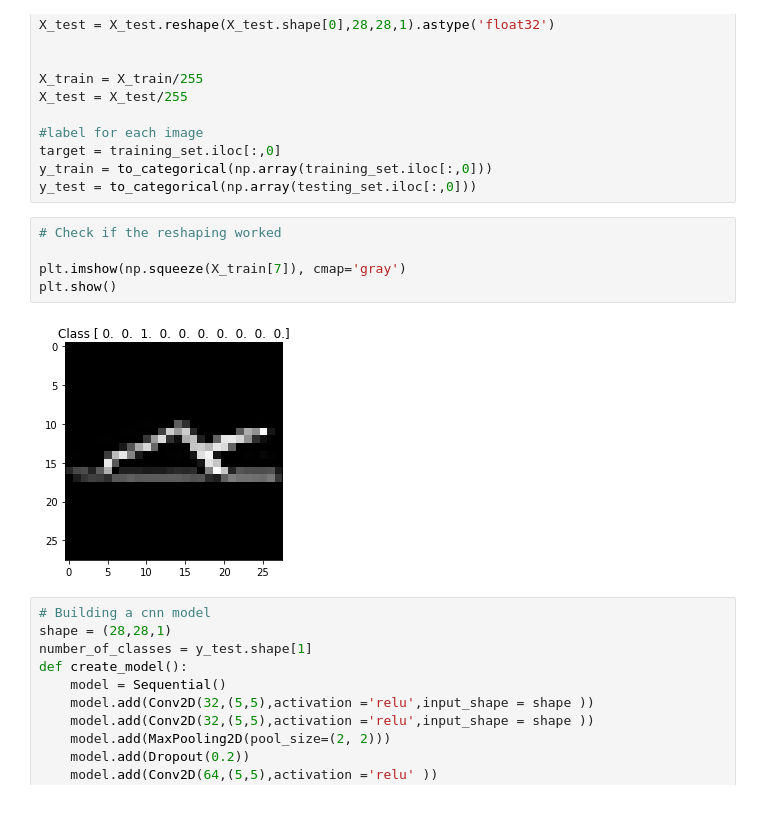
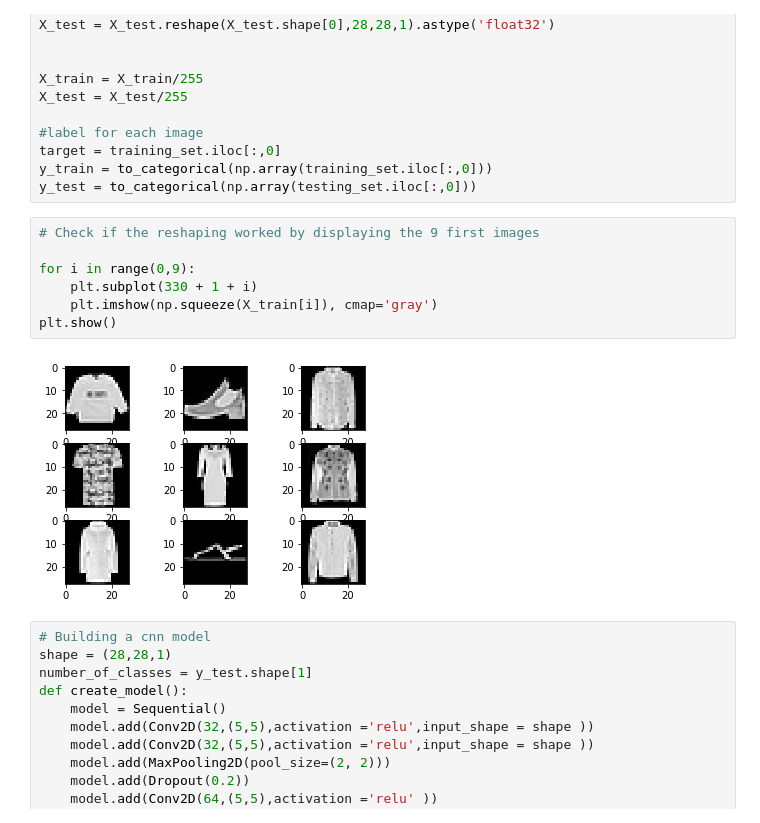
Before and after one commit to dahmd1/fashion-classification, a Jupyter notebook: fashion_classification_cnn.ipynb, the cells around one changed output. Cells and saved outputs as stored; diff of their text form.

```diff
--- a/fashion_classification_cnn.ipynb
+++ b/fashion_classification_cnn.ipynb
@@ -43,12 +44,14 @@ target = training_set.iloc[:,0]
 y_train = to_categorical(np.array(training_set.iloc[:,0]))
 y_test = to_categorical(np.array(testing_set.iloc[:,0]))
 # %%
-# Check if the reshaping worked
+# Check if the reshaping worked by displaying the 9 first images
 
-plt.imshow(np.squeeze(X_train[7]), cmap='gray')
+for i in range(0,9):
+    plt.subplot(330 + 1 + i)
+    plt.imshow(np.squeeze(X_train[i]), cmap='gray')
 plt.show()
 # %% [output]
-[figure, old version]
+[figure, new version]
 # %%
 # Building a cnn model
 shape = (28,28,1)
```
Also changed, not shown: parts of 6 cells of this notebook.
